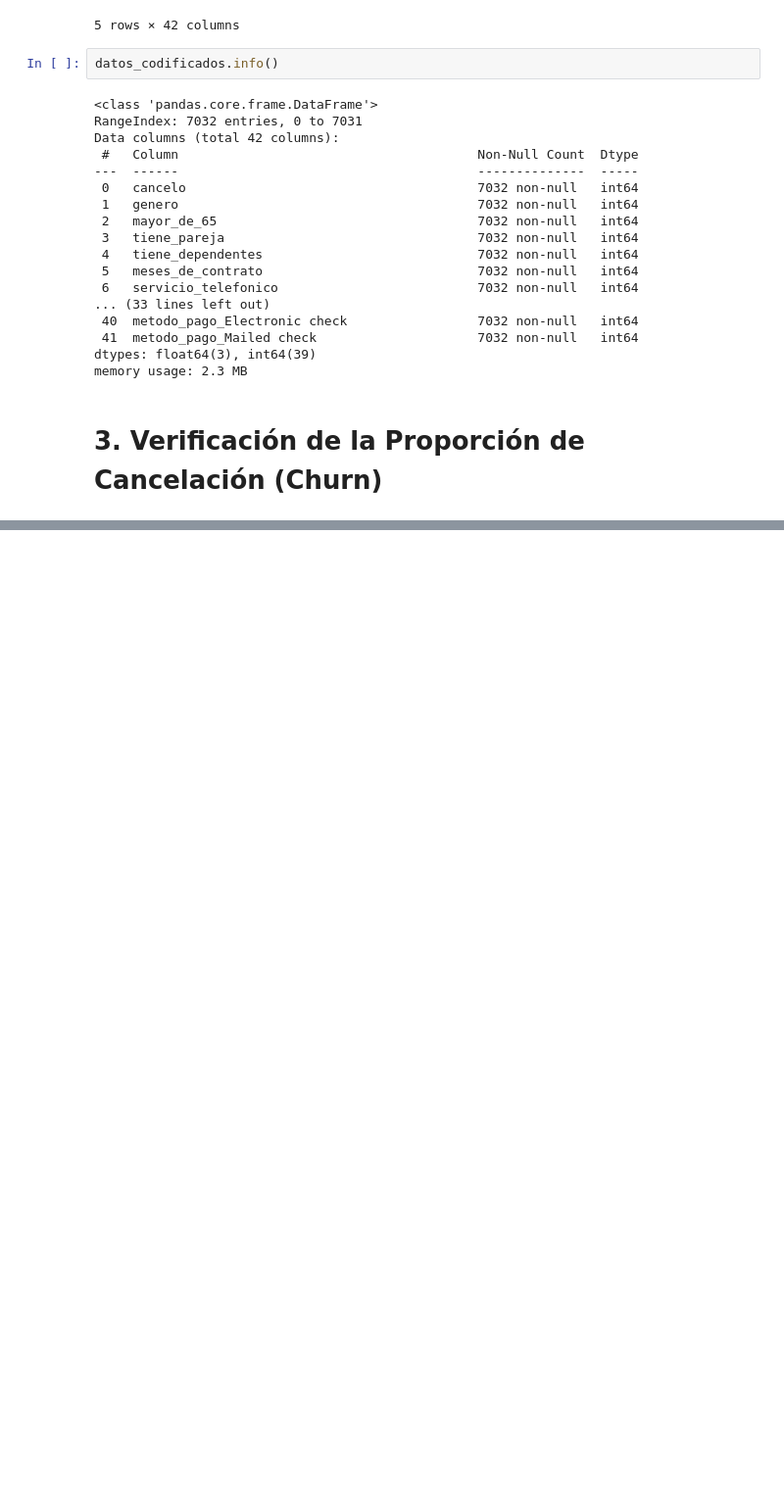
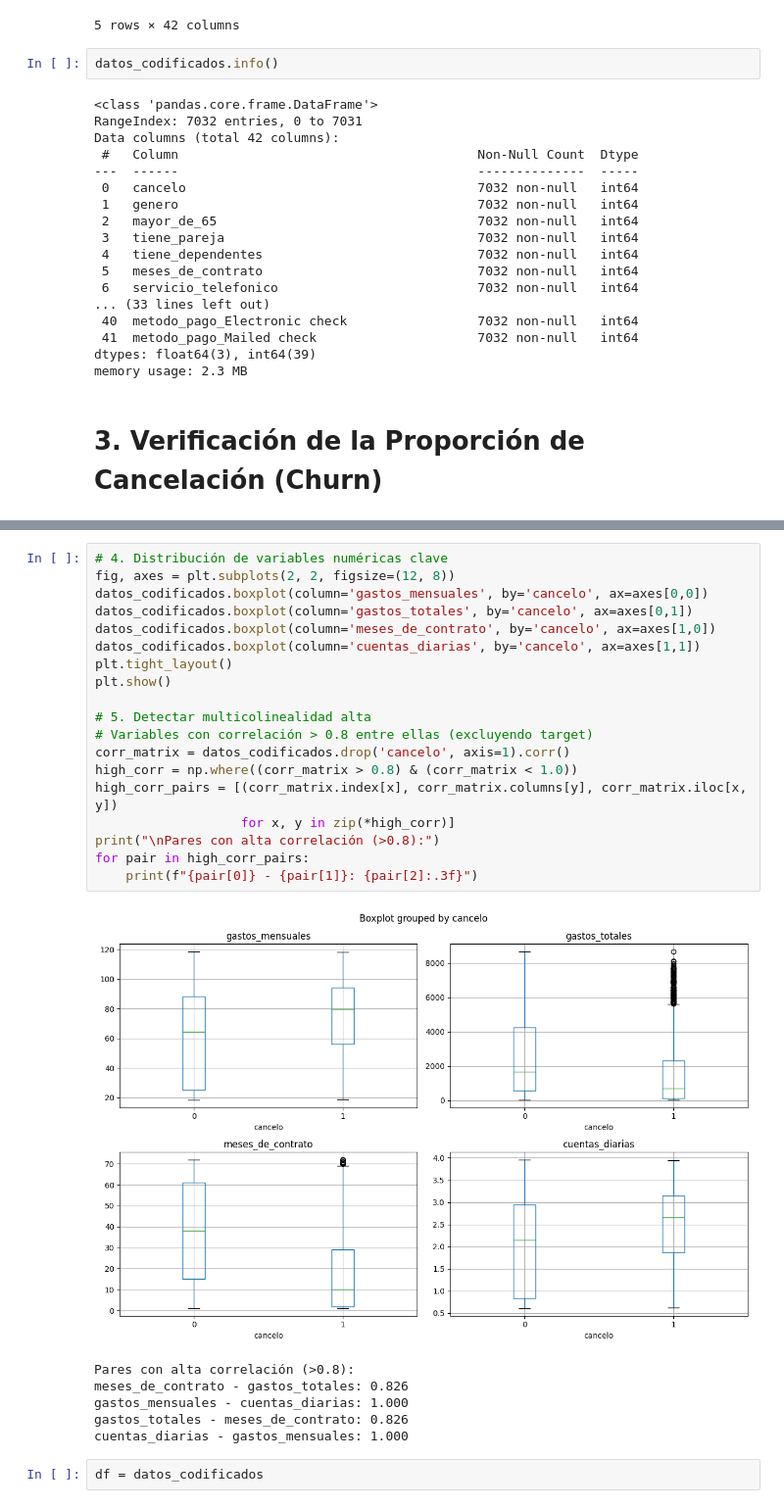
Before and after one commit to Monica-Restrepo/Desafio_3_TelecomX2, a Jupyter notebook: Desafio_3_TelecomX2.ipynb, the cells around one changed output, grey strips where cells are left out. Shown at 98% size. Cells and saved outputs as stored; diff of their text form; blank space fills up the shorter version.

```diff
--- a/Desafio_3_TelecomX2.ipynb
+++ b/Desafio_3_TelecomX2.ipynb
@@ -81,0 +149,28 @@ memory usage: 2.3 MB
+# %%
+# 4. Distribución de variables numéricas clave
+fig, axes = plt.subplots(2, 2, figsize=(12, 8))
+datos_codificados.boxplot(column='gastos_mensuales', by='cancelo', ax=axes[0,0])
+datos_codificados.boxplot(column='gastos_totales', by='cancelo', ax=axes[0,1])
+datos_codificados.boxplot(column='meses_de_contrato', by='cancelo', ax=axes[1,0])
+datos_codificados.boxplot(column='cuentas_diarias', by='cancelo', ax=axes[1,1])
+plt.tight_layout()
+plt.show()
+
+# 5. Detectar multicolinealidad alta
+# Variables con correlación > 0.8 entre ellas (excluyendo target)
+corr_matrix = datos_codificados.drop('cancelo', axis=1).corr()
+high_corr = np.where((corr_matrix > 0.8) & (corr_matrix < 1.0))
+high_corr_pairs = [(corr_matrix.index[x], corr_matrix.columns[y], corr_matrix.iloc[x, y])
+                   for x, y in zip(*high_corr)]
+print("\nPares con alta correlación (>0.8):")
+for pair in high_corr_pairs:
+    print(f"{pair[0]} - {pair[1]}: {pair[2]:.3f}")
+# %% [output]
+[figure, added]
+Pares con alta correlación (>0.8):
+meses_de_contrato - gastos_totales: 0.826
+gastos_mensuales - cuentas_diarias: 1.000
+gastos_totales - meses_de_contrato: 0.826
+cuentas_diarias - gastos_mensuales: 1.000
+# %%
+df = datos_codificados
```
Also changed, not shown: parts of 23 cells of this notebook.
